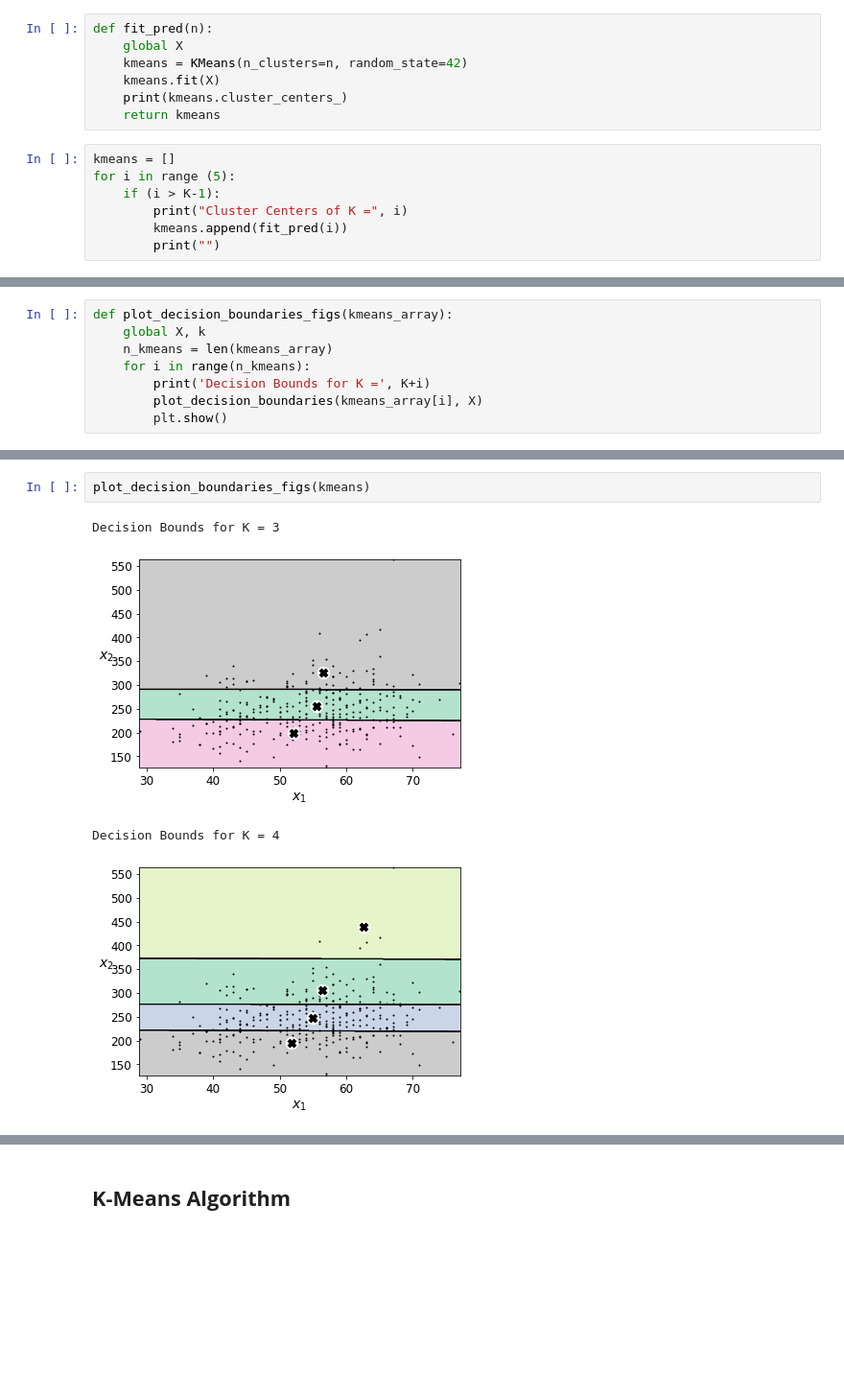
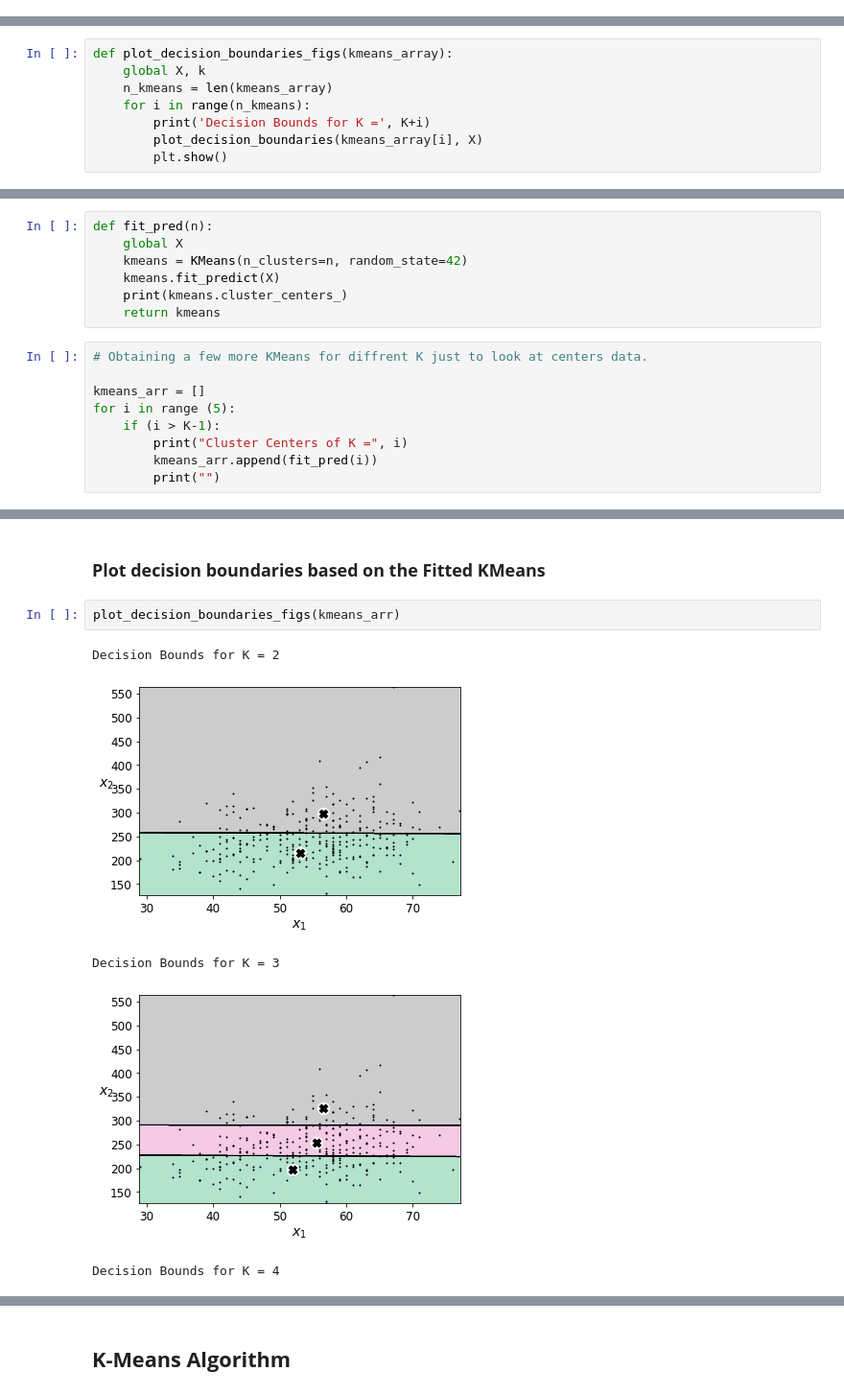
Before and after one commit to jonleesy/F21DLHeartDiseaseClassification, a Jupyter notebook: Model/HeartDisease_Part2.ipynb, the cells around one changed output, grey strips where cells are left out. Shown at 96% size. Saved outputs shown, nothing was run; the diff lists cells and outputs as text; blank space fills up the shorter version.

```diff
--- a/Model/HeartDisease_Part2.ipynb
+++ b/Model/HeartDisease_Part2.ipynb
@@ -57,14 +185,0 @@ K = 3
-# %%
-def fit_pred(n):
-    global X
-    kmeans = KMeans(n_clusters=n, random_state=42)
-    kmeans.fit(X)
-    print(kmeans.cluster_centers_)
-    return kmeans
-# %%
-kmeans = []
-for i in range (5):
-    if (i > K-1):
-        print("Cluster Centers of K =", i)
-        kmeans.append(fit_pred(i))
-        print("")
@@ -130,0 +237,16 @@ def plot_decision_boundaries_figs(kmeans_array):
+# %%
+def fit_pred(n):
+    global X
+    kmeans = KMeans(n_clusters=n, random_state=42)
+    kmeans.fit_predict(X)
+    print(kmeans.cluster_centers_)
+    return kmeans
+# %%
+# Obtaining a few more KMeans for diffrent K just to look at centers data.
+
+kmeans_arr = []
+for i in range (5):
+    if (i > K-1):
+        print("Cluster Centers of K =", i)
+        kmeans_arr.append(fit_pred(i))
+        print("")
@@ -131,7 +283,10 @@ def plot_decision_boundaries_figs(kmeans_array):
+# %% [markdown]
+### __Plot decision boundaries based on the Fitted KMeans__
 # %%
-plot_decision_boundaries_figs(kmeans)
+plot_decision_boundaries_figs(kmeans_arr)
 # %% [output]
-Decision Bounds for K = 3
+Decision Bounds for K = 2
-[figure, old version]
+[figure, new version]
-Decision Bounds for K = 4
+Decision Bounds for K = 3
-[figure, old version]
+[figure, new version]
+Decision Bounds for K = 4
```
Also changed, not shown: parts of 35 cells of this notebook.
